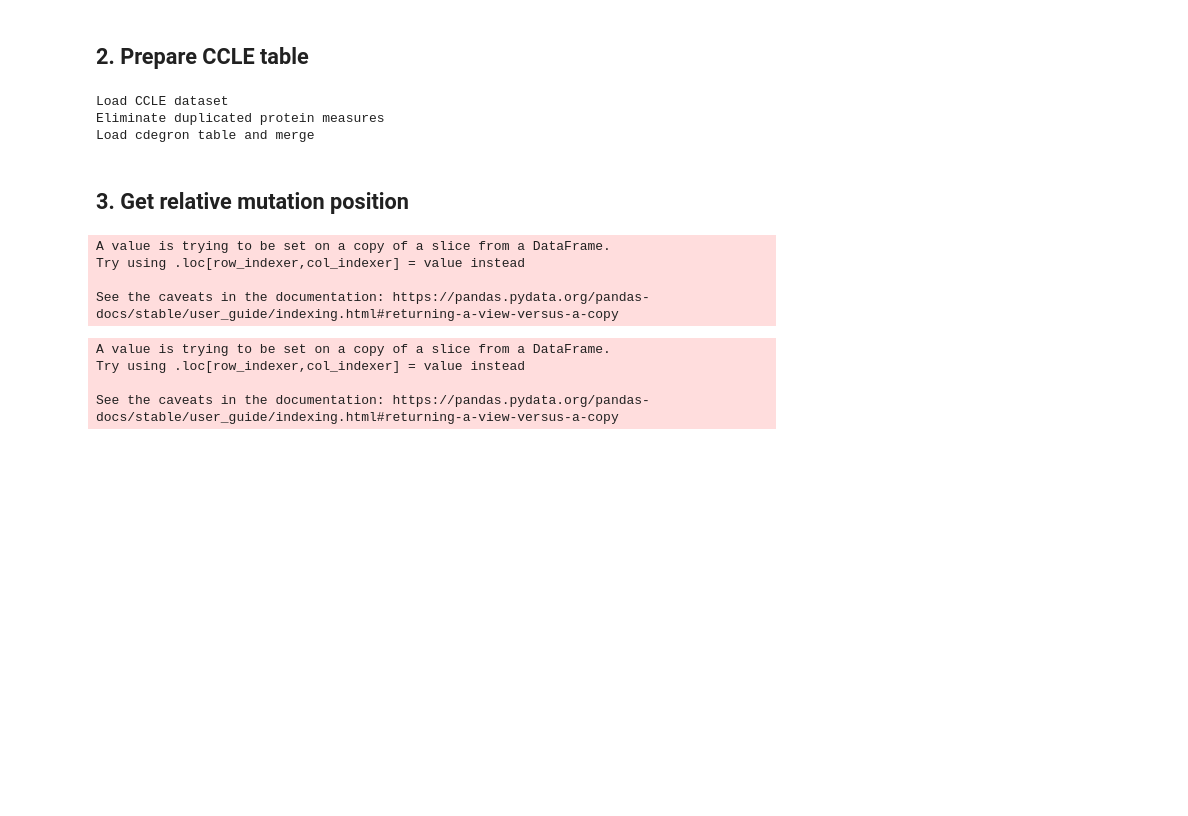
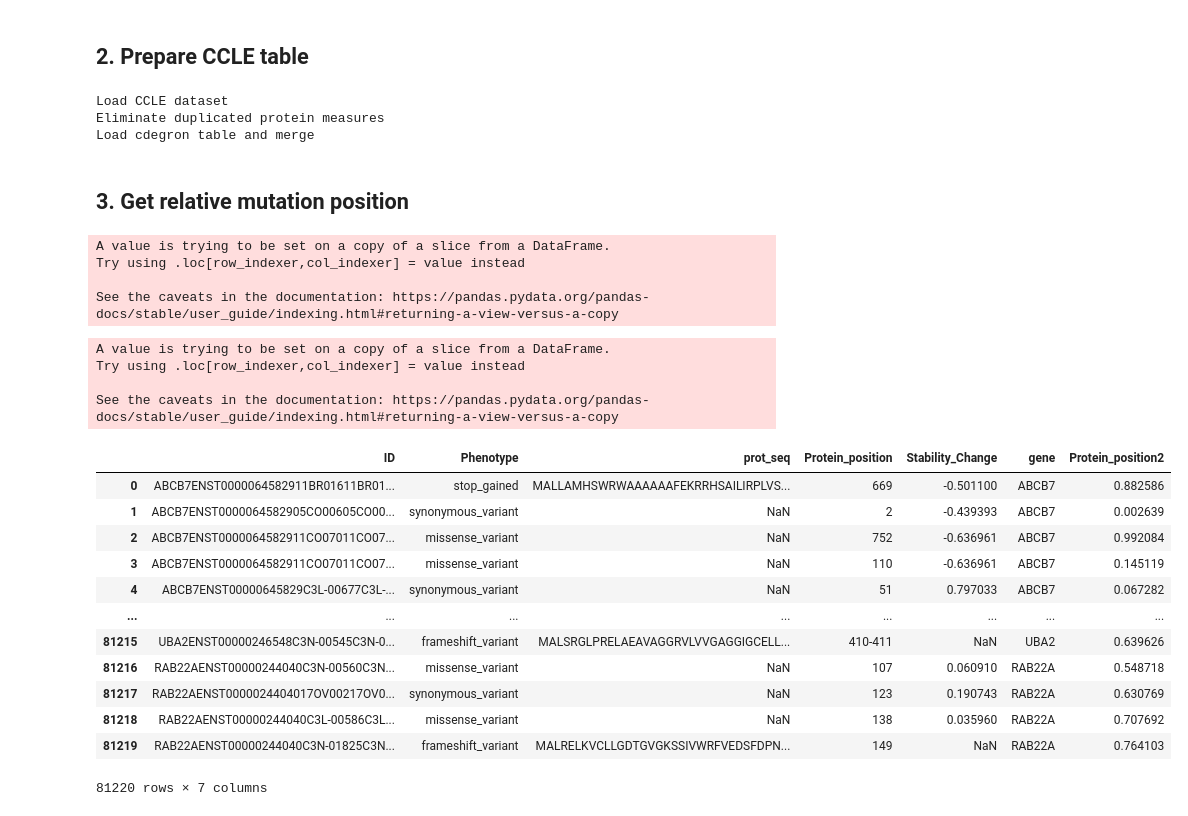
Before and after one commit to msguixe/TFM_MSG, a Jupyter notebook: Relative mutation position analysis.ipynb, the cells around one changed output. Cells and saved outputs as stored; diff of their text form; code cells hidden in the pictures; blank space fills up the shorter version.

```diff
--- a/Relative mutation position analysis.ipynb
+++ b/Relative mutation position analysis.ipynb
@@ -53,7 +53,7 @@ cptac_df = pd.concat([cptac2_df,cptac_dupl4_df],ignore_index=True)
 
 print('Load cdegron table and merge')
 
-cdegron_df = pd.read_csv(r'cdegron_wtnsfs_cptac.tsv', sep = '\t')
+cdegron_df = pd.read_csv(r'/workspace/users/msanchezg/notebooks/cdegron_wtnsfs_annot_cptac.tsv', sep = '\t')
 cptac_df = pd.merge(cptac_df,cdegron_df,how='left')
 # %% [output]
 Load CPTAC datasets
@@ -175,3 +175,19 @@ A value is trying to be set on a copy of a slice from a DataFrame.
 Try using .loc[row_indexer,col_indexer] = value instead
 
 See the caveats in the documentation: https://pandas.pydata.org/pandas-docs/stable/user_guide/indexing.html#returning-a-view-versus-a-copy
+# %%
+cptac_prots_mut_df
+# %% [output]
+|  | ID | Phenotype | prot_seq | Protein_position | Stability_Change | gene | Protein_position2 |
+| 0 | ABCB7ENST0000064582911BR01611BR01... | stop_gained | MALLAMHSWRWAAAAAAFEKRRHSAILIRPLVS... | 669 | -0.501100 | ABCB7 | 0.882586 |
+| 1 | ABCB7ENST0000064582905CO00605CO00... | synonymous_variant | NaN | 2 | -0.439393 | ABCB7 | 0.002639 |
+| 2 | ABCB7ENST0000064582911CO07011CO07... | missense_variant | NaN | 752 | -0.636961 | ABCB7 | 0.992084 |
+| 3 | ABCB7ENST0000064582911CO07011CO07... | missense_variant | NaN | 110 | -0.636961 | ABCB7 | 0.145119 |
+| 4 | ABCB7ENST00000645829C3L-00677C3L-... | synonymous_variant | NaN | 51 | 0.797033 | ABCB7 | 0.067282 |
+| ... | ... | ... | ... | ... | ... | ... | ... |
+| 81215 | UBA2ENST00000246548C3N-00545C3N-0... | frameshift_variant | MALSRGLPRELAEAVAGGRVLVVGAGGIGCELL... | 410-411 | NaN | UBA2 | 0.639626 |
+| 81216 | RAB22AENST00000244040C3N-00560C3N... | missense_variant | NaN | 107 | 0.060910 | RAB22A | 0.548718 |
+| 81217 | RAB22AENST0000024404017OV00217OV0... | synonymous_variant | NaN | 123 | 0.190743 | RAB22A | 0.630769 |
+| 81218 | RAB22AENST00000244040C3L-00586C3L... | missense_variant | NaN | 138 | 0.035960 | RAB22A | 0.707692 |
+| 81219 | RAB22AENST00000244040C3N-01825C3N... | frameshift_variant | MALRELKVCLLGDTGVGKSSIVWRFVEDSFDPN... | 149 | NaN | RAB22A | 0.764103 |
+81220 rows × 7 columns
```
Also changed, not shown: parts of 2 cells of this notebook, 4 other files.
